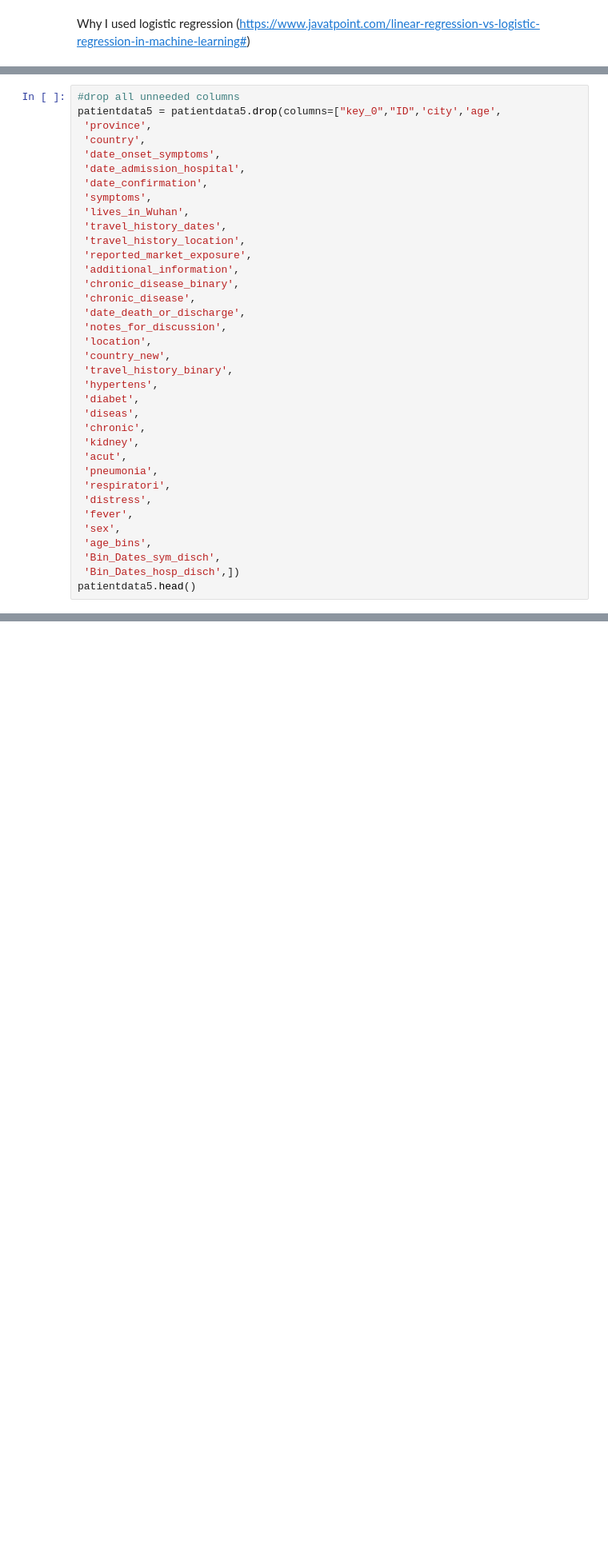
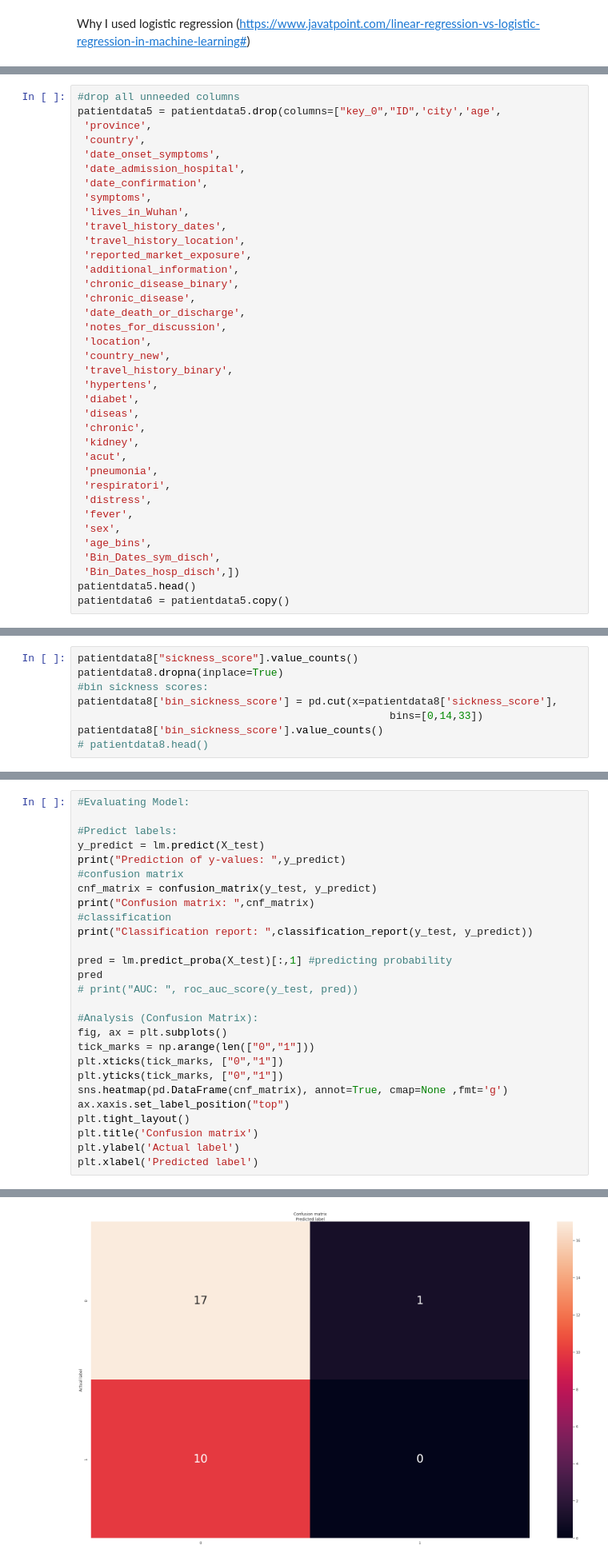
Before and after one commit to PrincessAllotey/DSC-500-Final-Project, a Jupyter notebook: dsc_500_princess_allotey_Version_2.ipynb, the cells around one changed output, grey strips where cells are left out. Shown at 80% size. Drawn from its saved outputs; the diff is of its cells as text; blank space fills up the shorter version.

```diff
--- a/dsc_500_princess_allotey_Version_2.ipynb
+++ b/dsc_500_princess_allotey_Version_2.ipynb
@@ -1339,3 +1296,4 @@ patientdata5 = patientdata5.drop(columns=["key_0","ID",'city','age',
  'Bin_Dates_sym_disch',
  'Bin_Dates_hosp_disch',])
 patientdata5.head()
+patientdata6 = patientdata5.copy()
@@ -1434,0 +1549,8 @@ Text(0.5, 954.4, 'Predicted label')
+# %%
+patientdata8["sickness_score"].value_counts()
+patientdata8.dropna(inplace=True)
+#bin sickness scores:
+patientdata8['bin_sickness_score'] = pd.cut(x=patientdata8['sickness_score'],
+                                                  bins=[0,14,33])
+patientdata8['bin_sickness_score'].value_counts()
+# patientdata8.head()
@@ -1434,0 +1614,28 @@ Text(0.5, 954.4, 'Predicted label')
+# %%
+#Evaluating Model:
+
+#Predict labels:
+y_predict = lm.predict(X_test)
+print("Prediction of y-values: ",y_predict)
+#confusion matrix
+cnf_matrix = confusion_matrix(y_test, y_predict)
+print("Confusion matrix: ",cnf_matrix)
+#classification
+print("Classification report: ",classification_report(y_test, y_predict))
+
+pred = lm.predict_proba(X_test)[:,1] #predicting probability
+pred
+# print("AUC: ", roc_auc_score(y_test, pred))
+
+#Analysis (Confusion Matrix):
+fig, ax = plt.subplots()
+tick_marks = np.arange(len(["0","1"]))
+plt.xticks(tick_marks, ["0","1"])
+plt.yticks(tick_marks, ["0","1"])
+sns.heatmap(pd.DataFrame(cnf_matrix), annot=True, cmap=None ,fmt='g')
+ax.xaxis.set_label_position("top")
+plt.tight_layout()
+plt.title('Confusion matrix')
+plt.ylabel('Actual label')
+plt.xlabel('Predicted label')
+# %% [output]
@@ -1435,3 +1657,4 @@ Text(0.5, 954.4, 'Predicted label')
+[figure, added]
 # %% [markdown]
 # Conclusion
 # %% [markdown]
```
Also changed, not shown: parts of 27 cells of this notebook.
